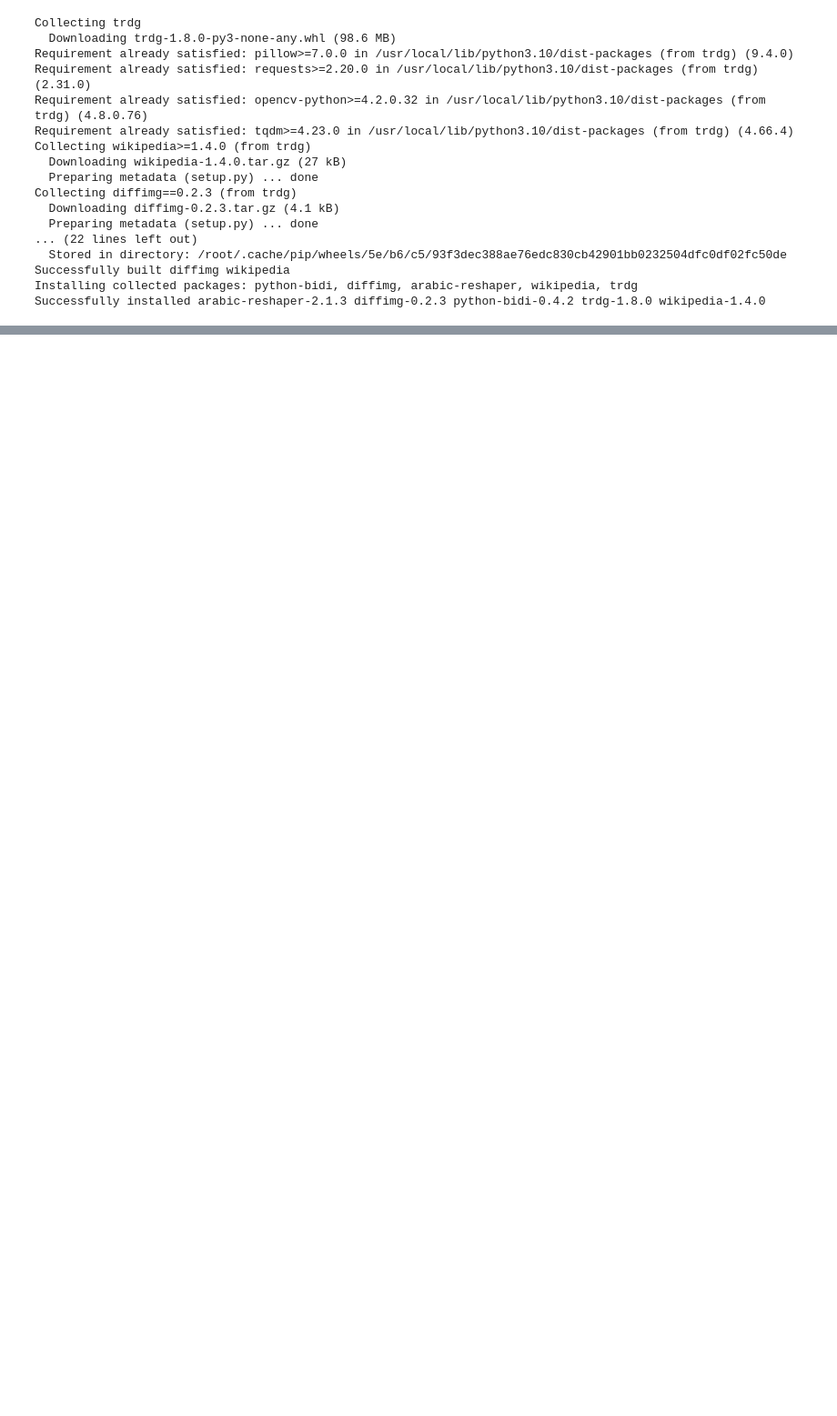
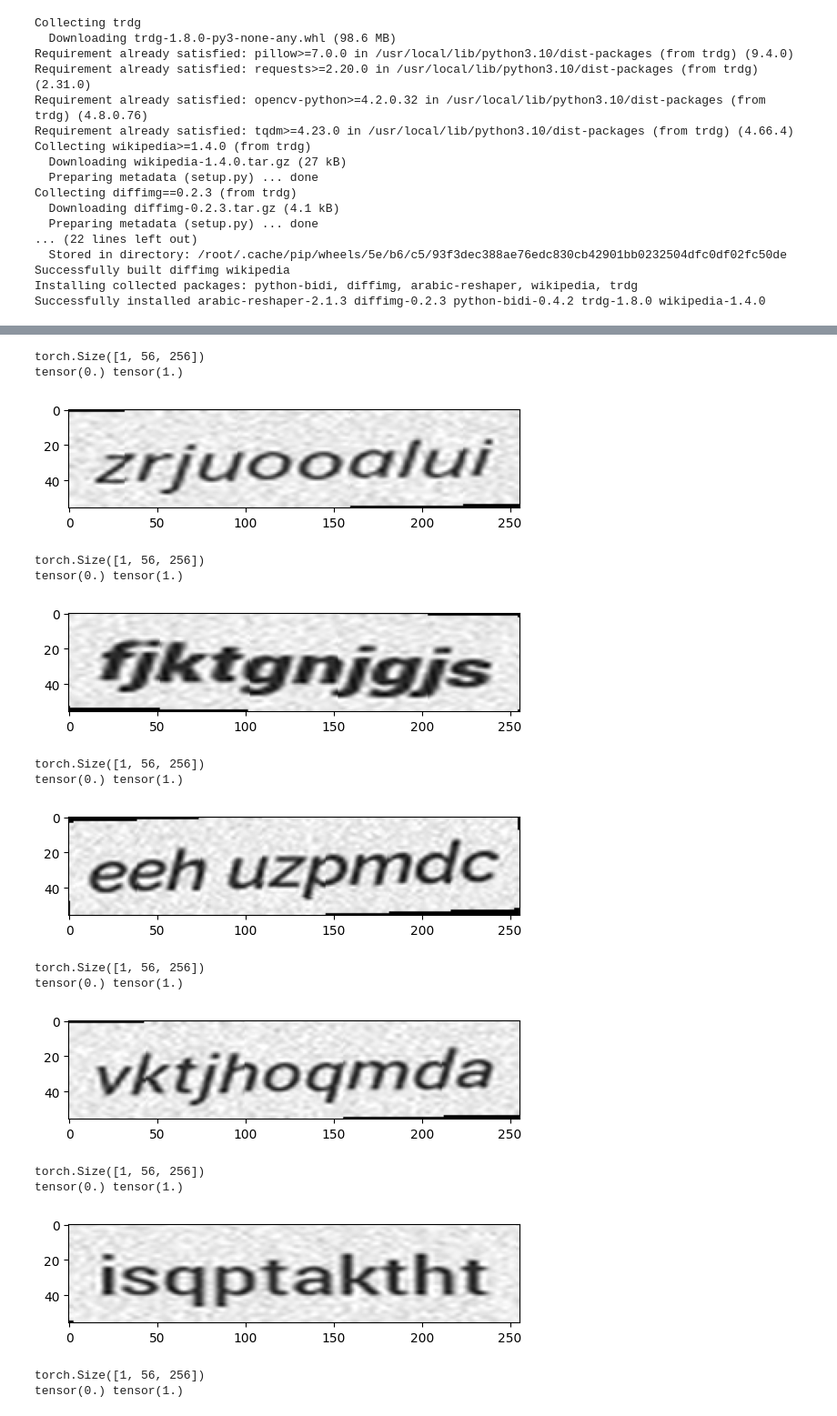
Before and after one commit to AugustineKwabenaAntwi/adventurous_nastartium-computer_vision-g-CNN, a Jupyter notebook: Dataset/DataGen.ipynb, the cells around one changed output, grey strips where cells are left out. Shown at 91% size. Saved outputs shown, nothing was run; the diff lists cells and outputs as text; code cells hidden in the pictures; blank space fills up the shorter version.

```diff
--- a/Dataset/DataGen.ipynb
+++ b/Dataset/DataGen.ipynb
@@ -100,0 +106,61 @@ Saved ocr_dataset4/100.png with label qkssypqijp
+# %%
+# apply corruptions to the preprocess
+from torchvision import transforms
+from PIL import Image
+import torch
+import matplotlib.pyplot as plt
+
+num_samples = 100
+
+# 0 : rotation
+# 1 : affine tsf
+# 2 Gaussian blur
+
+## USER
+tsf = 0
+p = 0.1 # intensity of corruption
+##
+
+float_to_odd_number = lambda float_value: (lambda n: n if n % 2 != 0 else n + 1 if n < float_value else n - 1)(int(round(float_value)))
+
+corr_list = [transforms.RandomRotation(degrees=p*20), transforms.RandomAffine(degrees=p*20), transforms.GaussianBlur(float_to_odd_number(p*20))]
+
+
+# compose transformations including the specified corruption
+transform = transforms.Compose([
+                                 corr_list[tsf],
+                                 transforms.ToTensor()
+                                ])
+
+names = [str(x) + '.png' for x in range(1, num_samples+1)]
+paths = [os.path.join(output_dir, name) for name in names]
+images = []
+
+for path in paths:
+  img = Image.open(path)
+  # Data Augmentation using transforms
+  images.append(transform(img))
+
+# for image in images[:10]:
+#   print(image.shape)
+#   print(torch.min(image), torch.max(image))
+#   plt.imshow(image.permute(1, 2, 0), cmap='gray')
+#   plt.show()
+# %% [output]
+torch.Size([1, 56, 256])
+tensor(0.) tensor(1.)
+[figure, added]
+torch.Size([1, 56, 256])
+tensor(0.) tensor(1.)
+[figure, added]
+torch.Size([1, 56, 256])
+tensor(0.) tensor(1.)
+[figure, added]
+torch.Size([1, 56, 256])
+tensor(0.) tensor(1.)
+[figure, added]
+torch.Size([1, 56, 256])
+tensor(0.) tensor(1.)
+[figure, added]
+torch.Size([1, 56, 256])
+tensor(0.) tensor(1.)
```
Also changed, not shown: parts of 5 cells of this notebook.
